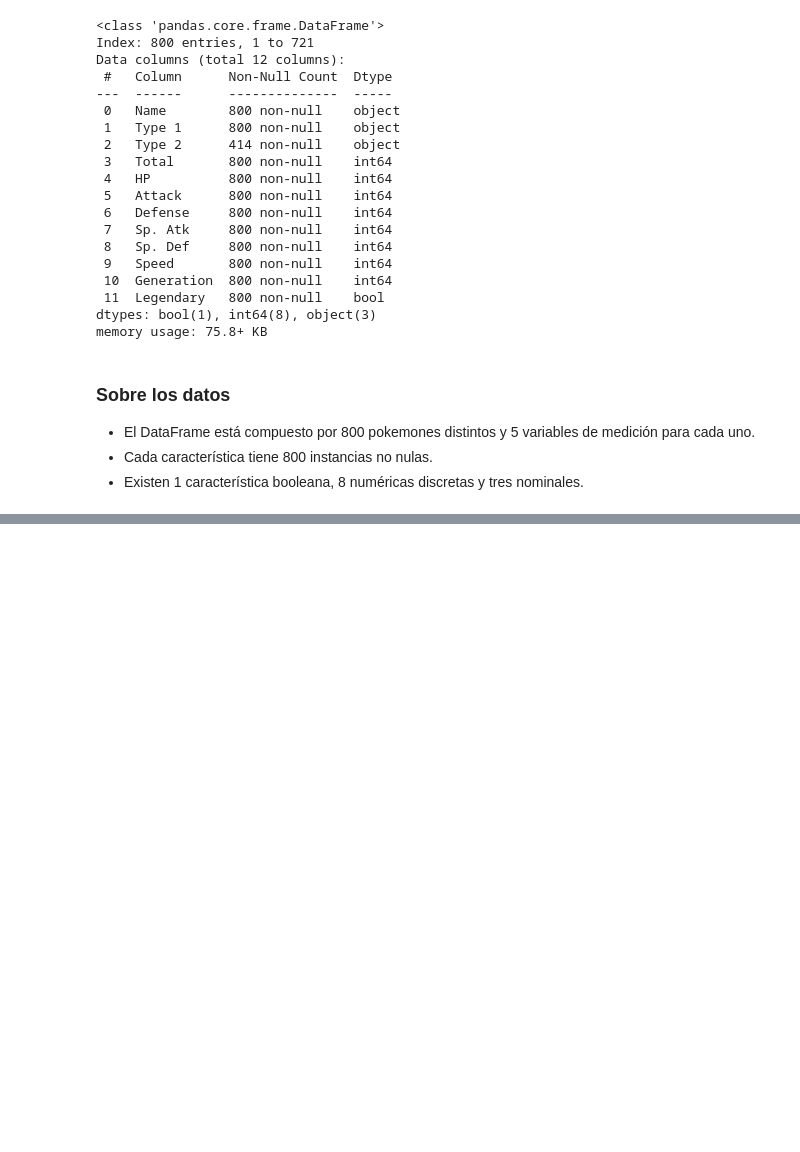
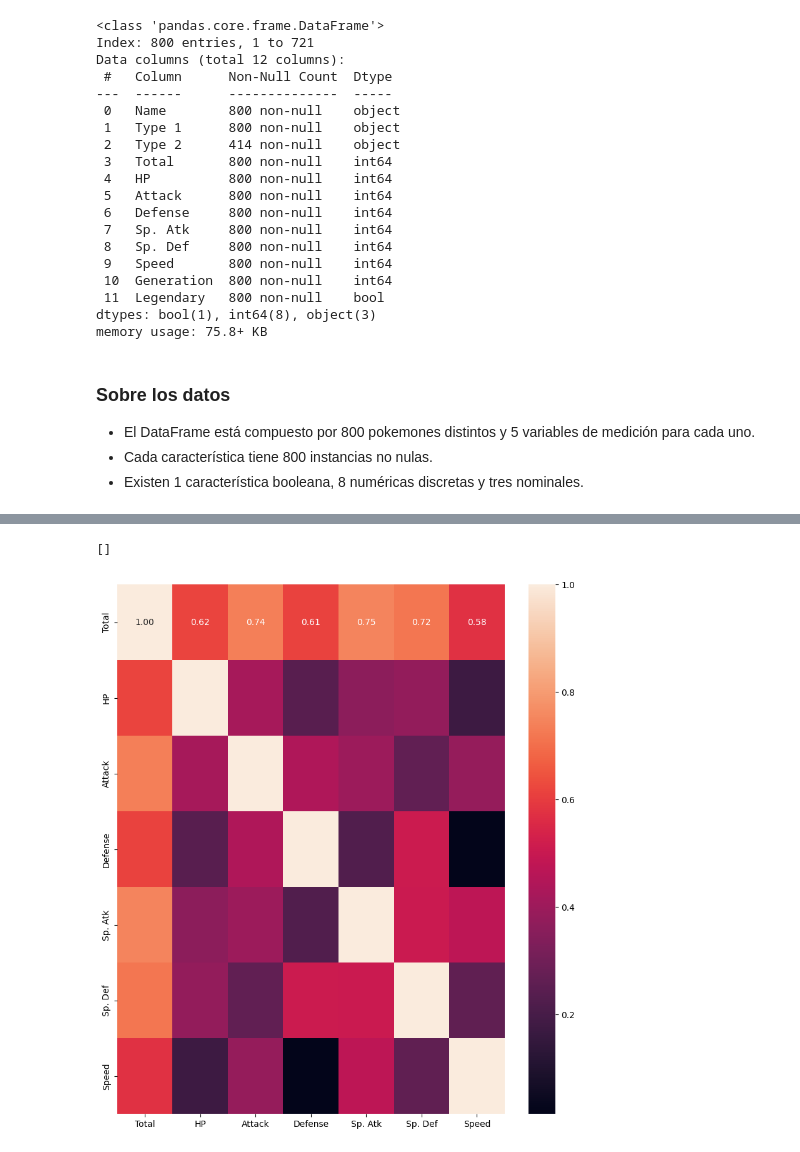
Before and after one commit to sonoAESS/Estudio-Inteligencia-Artificial, a Jupyter notebook: Seminario 1 Análisis descriptivo del Dataset de Pokémon/pokemon.ipynb, the cells around one changed output, grey strips where cells are left out. Cells and saved outputs as stored; diff of their text form; code cells hidden in the pictures; blank space fills up the shorter version.

```diff
--- a/Seminario 1/pokemon.ipynb
+++ b/Seminario 1 Análisis descriptivo del Dataset de Pokémon/pokemon.ipynb
@@ -280,0 +196,12 @@ plt.show()
+# %%
+# seleccionar solo datos numéricos
+data_numeric=df.select_dtypes(include=[np.number])
+data_numeric=data_numeric.drop(columns=['Generation'])
+
+# generar mapa de calor
+plt.figure(figsize=(10,11))
+sns.heatmap(data_numeric.corr(), annot=True, fmt=".2f")
+plt.plot()
+# %% [output]
+[]
+[figure, added]
```
Also changed, not shown: parts of 39 cells of this notebook, 3 other files.
